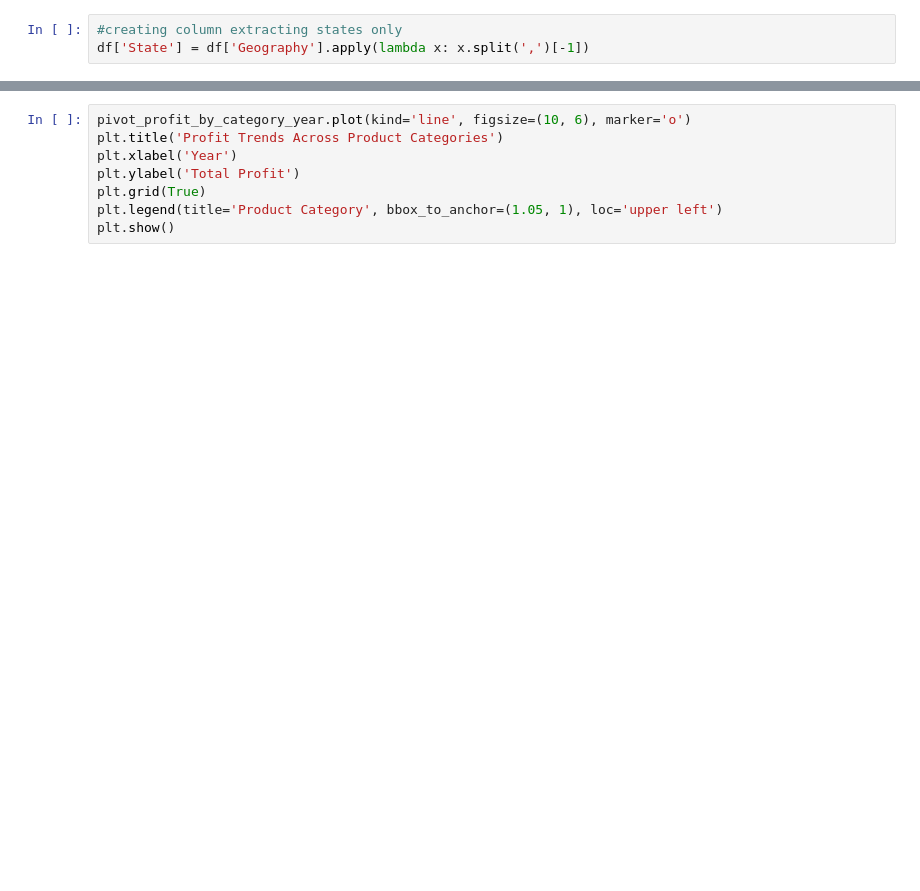
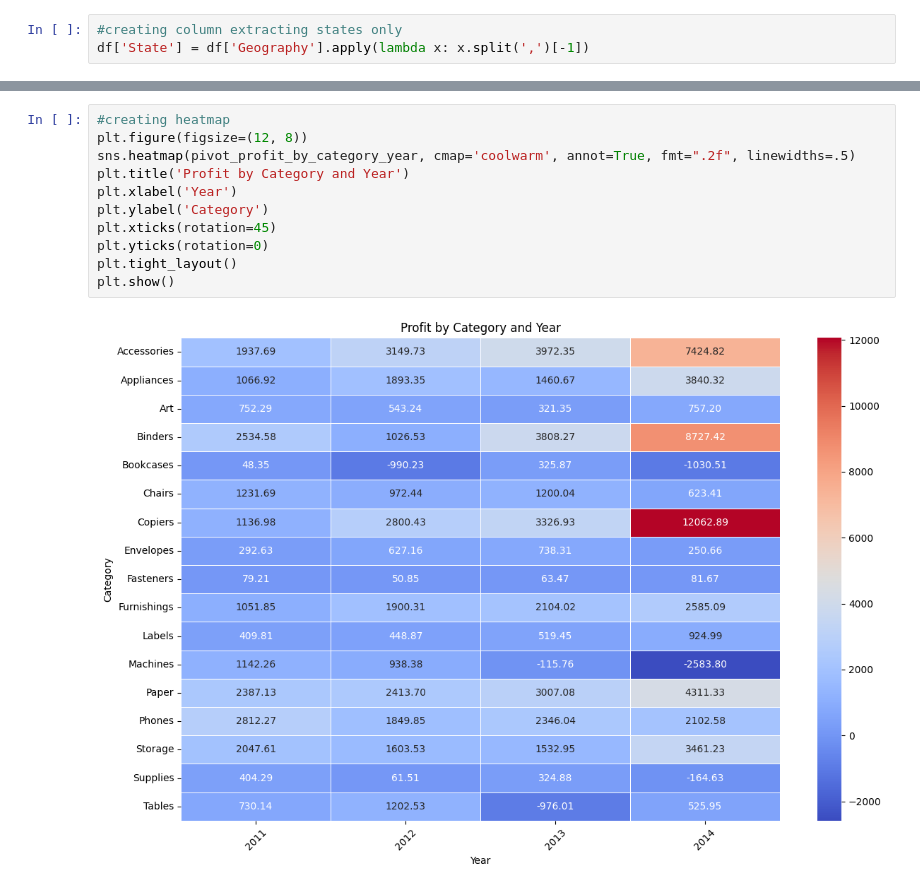
Before and after one commit to Vugar-git/Amazon_sales-analyze-with-pandas, a Jupyter notebook: amazon-sales-analysis.ipynb, the cells around one changed output, grey strips where cells are left out. Cells and saved outputs as stored; diff of their text form; blank space fills up the shorter version.

```diff
--- a/amazon-sales-analysis.ipynb
+++ b/amazon-sales-analysis.ipynb
@@ -60,11 +168,16 @@ print(pivot_profit_by_category_year)
-# %%
-pivot_profit_by_category_year.plot(kind='line', figsize=(10, 6), marker='o')
-plt.title('Profit Trends Across Product Categories')
-plt.xlabel('Year')
-plt.ylabel('Total Profit')
-plt.grid(True)
-plt.legend(title='Product Category', bbox_to_anchor=(1.05, 1), loc='upper left')
-plt.show()
+# %%
+#creating heatmap
+plt.figure(figsize=(12, 8))
+sns.heatmap(pivot_profit_by_category_year, cmap='coolwarm', annot=True, fmt=".2f", linewidths=.5)
+plt.title('Profit by Category and Year')
+plt.xlabel('Year')
+plt.ylabel('Category')
+plt.xticks(rotation=45)
+plt.yticks(rotation=0)
+plt.tight_layout()
+plt.show()
+# %% [output]
+[figure, added]
 # %%
 top_10_customers = df.groupby('EmailID')['Sales'].sum().sort_values(ascending = False).head(10)
 print(top_10_customers)
```
Also changed, not shown: parts of 14 cells of this notebook.
